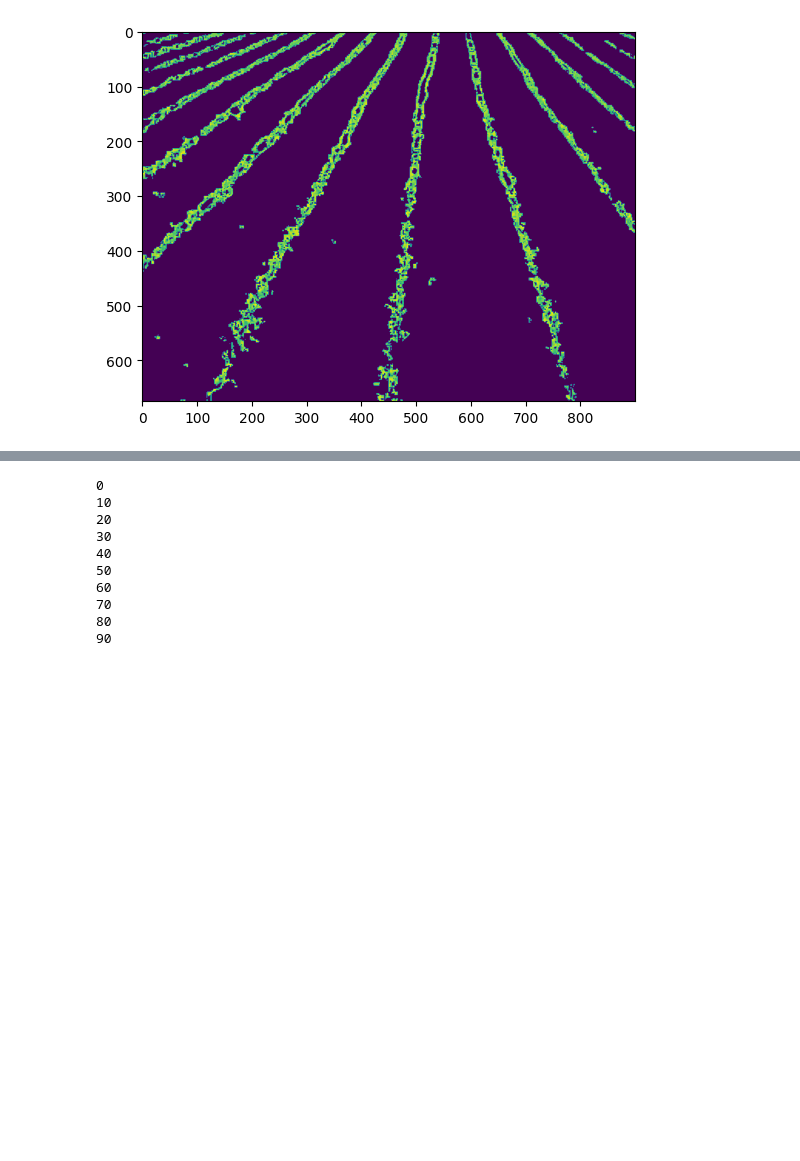
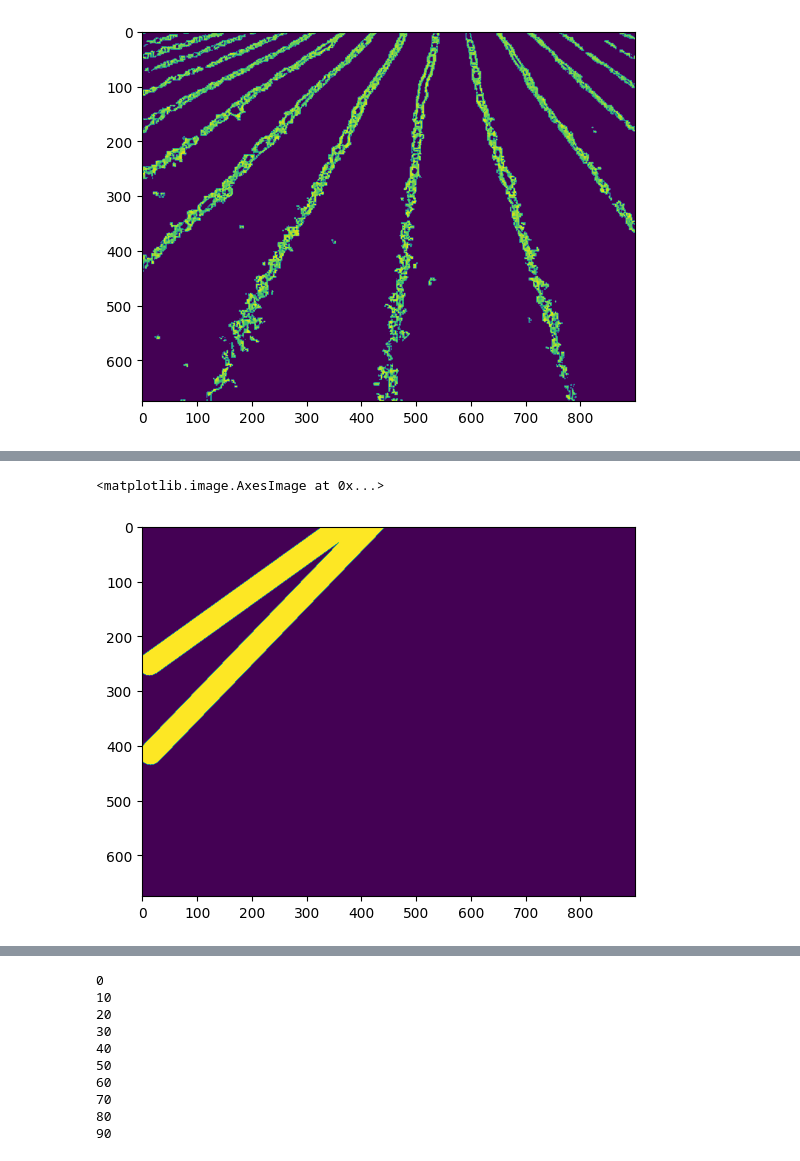
Before and after one commit to rmerat/Caterra-1, a Jupyter notebook: new_test.ipynb, the cells around one changed output, grey strips where cells are left out. Saved outputs shown, nothing was run; the diff lists cells and outputs as text; code cells hidden in the pictures; blank space fills up the shorter version.

```diff
--- a/new_test.ipynb
+++ b/new_test.ipynb
@@ -737,0 +713,22 @@ masked_img = arr_mask
+# %%
+plt.imshow(masked_images[9])
+cond_horizon=cond_double=0
+while(cond_horizon*cond_double == 0 ):
+    #print('cond : ', cond_horizon, cond_double )
+    p1, p2, m = apply_ransac(img_no_sky, masked_images[i], vp_point, 1)
+    #print('m : ', m)
+    masked_images[i], cond_horizon = remove_horizon(p1, p2, m, masked_images[i])
+    masked_images[i], cond_double = remove_double(p1, p2, m, acc_m, masked_images[i])
+    #cond_horizon, cond_double = check_ransac_cond(p1,p2,m, acc_m)
+
+pts1.append(p1)
+pts2.append(p2)
+acc_m.append(m)
+cv2.line(img_no_sky_copy2, p1, p2, (255,0,0), 3)
+cv2.line(cr, p1, p2, (255,0,0), 1)
+
+cv2.line(mask_single_crop, p1, p2, (255,0,0), 40)
+plt.imshow(mask_single_crop)
+# %% [output]
+<matplotlib.image.AxesImage at 0x...>
+[figure, added]
```
Also changed, not shown: parts of 11 cells of this notebook.
